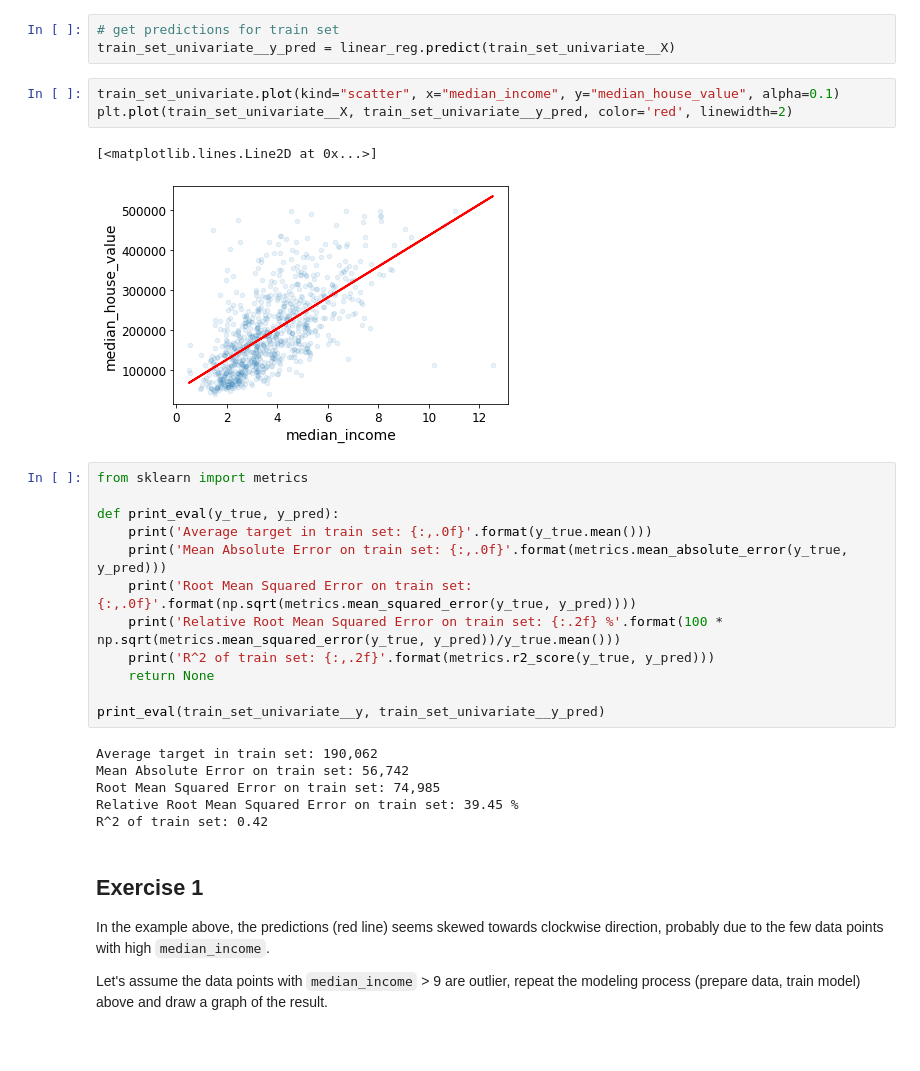
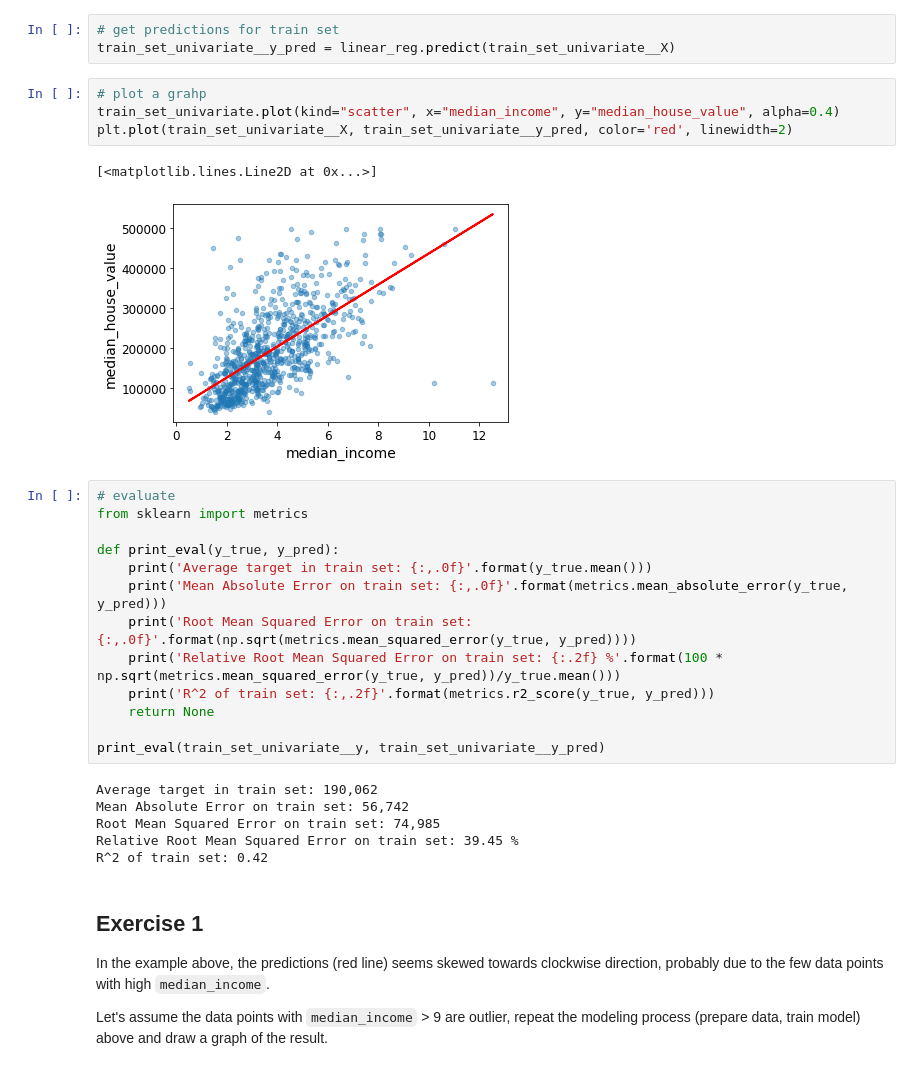
Before and after one commit to comsaint/scl-dsb, a Jupyter notebook: 01 Supervised Learning.ipynb, the cells around one changed output. Drawn from its saved outputs; the diff is of its cells as text.

```diff
--- a/01 Supervised Learning.ipynb
+++ b/01 Supervised Learning.ipynb
@@ -224,12 +300,14 @@ Intercept: 47,183.11
 # get predictions for train set
 train_set_univariate__y_pred = linear_reg.predict(train_set_univariate__X)
 # %%
-train_set_univariate.plot(kind="scatter", x="median_income", y="median_house_value", alpha=0.1)
+# plot a grahp
+train_set_univariate.plot(kind="scatter", x="median_income", y="median_house_value", alpha=0.4)
 plt.plot(train_set_univariate__X, train_set_univariate__y_pred, color='red', linewidth=2)
 # %% [output]
 [<matplotlib.lines.Line2D at 0x...>]
-[figure, old version]
+[figure, new version]
 # %%
+# evaluate
 from sklearn import metrics
 
 def print_eval(y_true, y_pred):
```
Also changed, not shown: parts of 39 cells of this notebook.
